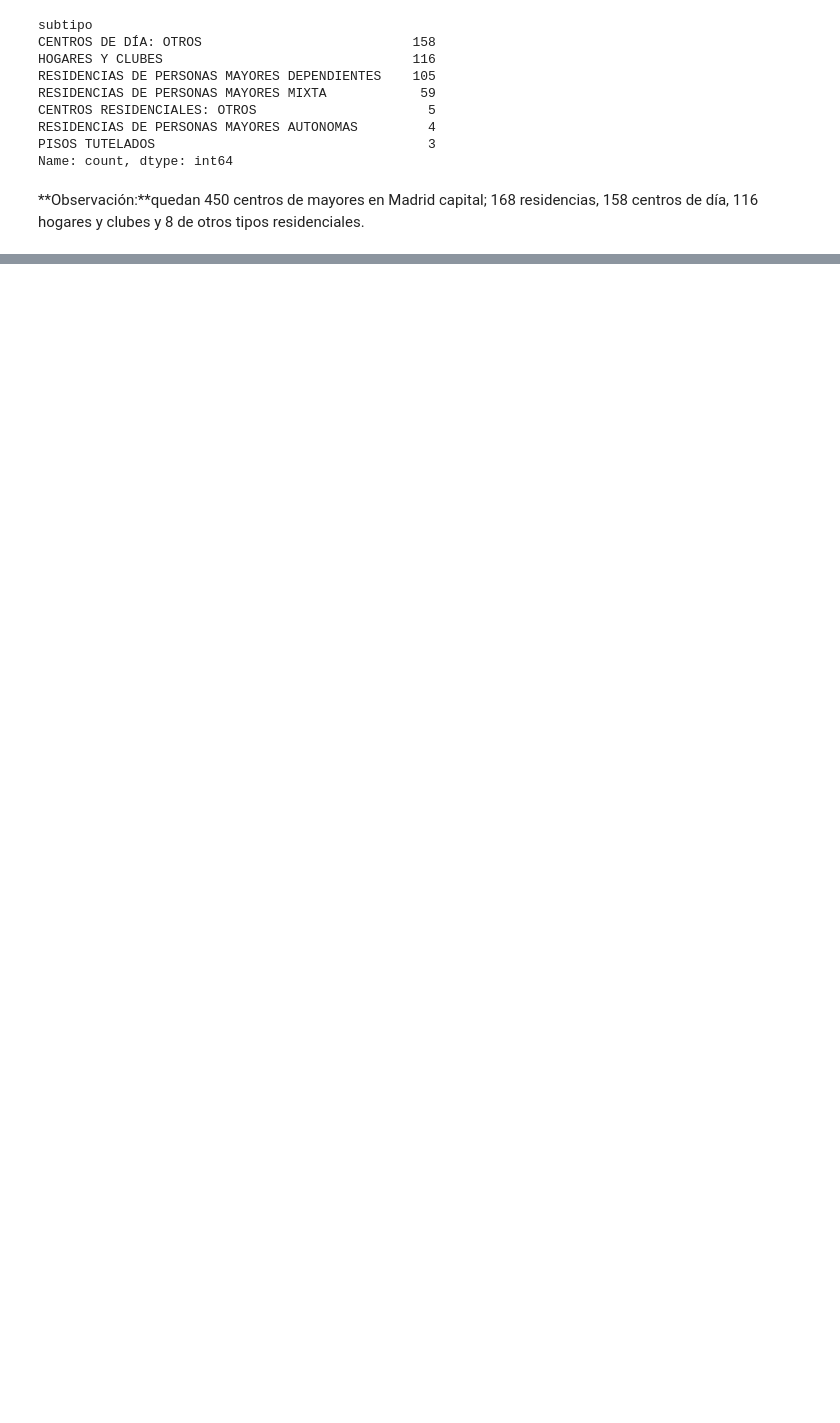
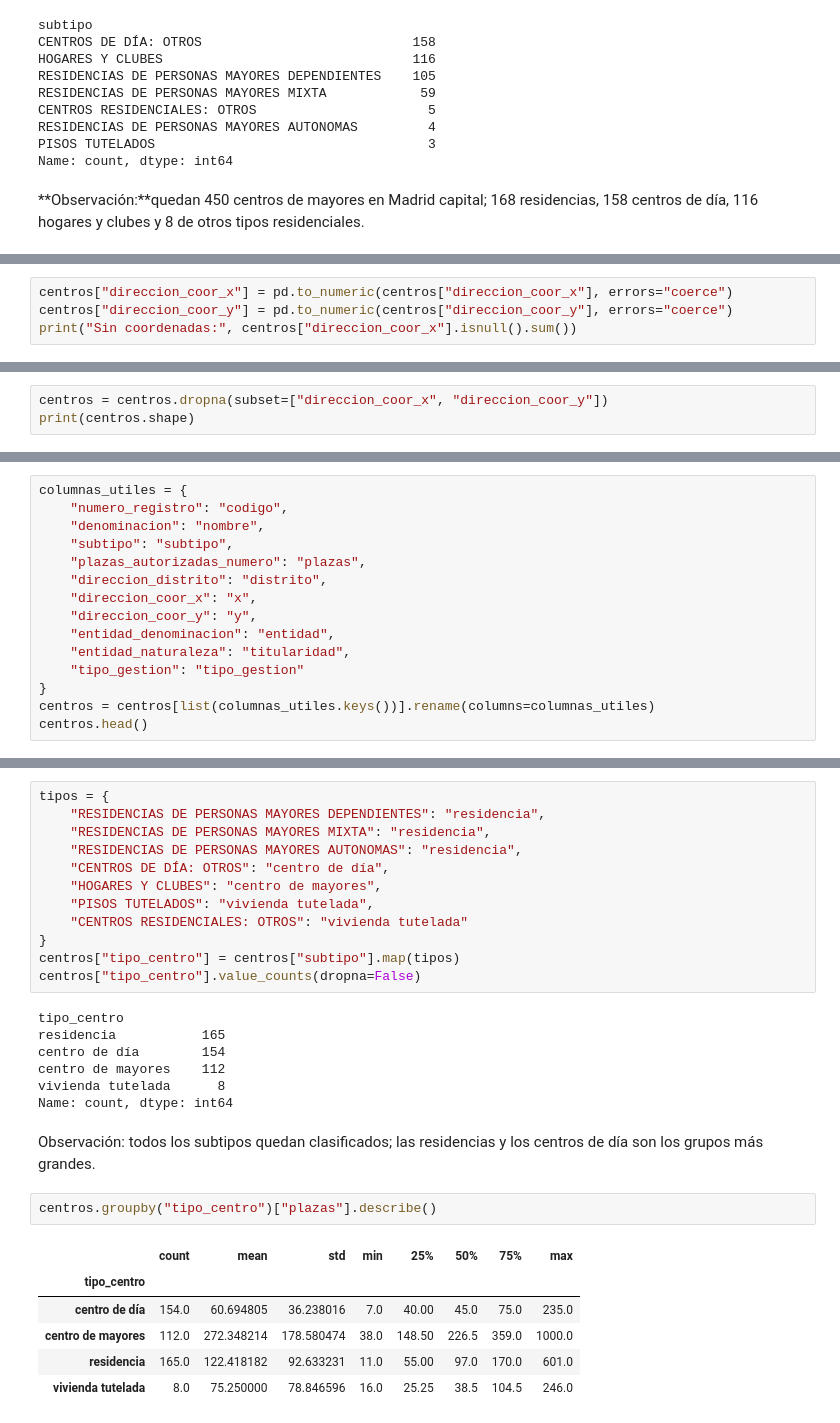
Before and after one commit to Juancarlosdelmarlostanau/calor-mayores-madrid, a Jupyter notebook: notebooks/data_cleaning_centros.ipynb, the cells around one changed output, grey strips where cells are left out. Saved outputs shown, nothing was run; the diff lists cells and outputs as text; blank space fills up the shorter version.

Commit message:
clasificacion de centros de mayores por tipos

```diff
--- a/notebooks/data_cleaning_centros.ipynb
+++ b/notebooks/data_cleaning_centros.ipynb
@@ -226,0 +155,4 @@ Sin coordenadas: 8
+# %%
+centros["direccion_coor_x"] = pd.to_numeric(centros["direccion_coor_x"], errors="coerce")
+centros["direccion_coor_y"] = pd.to_numeric(centros["direccion_coor_y"], errors="coerce")
+print("Sin coordenadas:", centros["direccion_coor_x"].isnull().sum())
@@ -226,0 +163,3 @@ Sin coordenadas: 8
+# %%
+centros = centros.dropna(subset=["direccion_coor_x", "direccion_coor_y"])
+print(centros.shape)
@@ -226,0 +172,15 @@ Sin coordenadas: 8
+# %%
+columnas_utiles = {
+    "numero_registro": "codigo",
+    "denominacion": "nombre",
+    "subtipo": "subtipo",
+    "plazas_autorizadas_numero": "plazas",
+    "direccion_distrito": "distrito",
+    "direccion_coor_x": "x",
+    "direccion_coor_y": "y",
+    "entidad_denominacion": "entidad",
+    "entidad_naturaleza": "titularidad",
+    "tipo_gestion": "tipo_gestion"
+}
+centros = centros[list(columnas_utiles.keys())].rename(columns=columnas_utiles)
+centros.head()
@@ -226,0 +233,30 @@ Sin coordenadas: 8
+# %%
+tipos = {
+    "RESIDENCIAS DE PERSONAS MAYORES DEPENDIENTES": "residencia",
+    "RESIDENCIAS DE PERSONAS MAYORES MIXTA": "residencia",
+    "RESIDENCIAS DE PERSONAS MAYORES AUTONOMAS": "residencia",
+    "CENTROS DE DÍA: OTROS": "centro de día",
+    "HOGARES Y CLUBES": "centro de mayores",
+    "PISOS TUTELADOS": "vivienda tutelada",
+    "CENTROS RESIDENCIALES: OTROS": "vivienda tutelada"
+}
+centros["tipo_centro"] = centros["subtipo"].map(tipos)
+centros["tipo_centro"].value_counts(dropna=False)
+# %% [output]
+tipo_centro
+residencia           165
+centro de día        154
+centro de mayores    112
+vivienda tutelada      8
+Name: count, dtype: int64
+# %% [markdown]
+Observación: todos los subtipos quedan clasificados; las residencias y los centros de día son los grupos más grandes.
+# %%
+centros.groupby("tipo_centro")["plazas"].describe()
+# %% [output]
+|  | count | mean | std | min | 25% | 50% | 75% | max |
+| tipo_centro |  |  |  |  |  |  |  |  |
+| centro de día | 154.0 | 60.694805 | 36.238016 | 7.0 | 40.00 | 45.0 | 75.0 | 235.0 |
+| centro de mayores | 112.0 | 272.348214 | 178.580474 | 38.0 | 148.50 | 226.5 | 359.0 | 1000.0 |
+| residencia | 165.0 | 122.418182 | 92.633231 | 11.0 | 55.00 | 97.0 | 170.0 | 601.0 |
+| vivienda tutelada | 8.0 | 75.250000 | 78.846596 | 16.0 | 25.25 | 38.5 | 104.5 | 246.0 |
```
Also changed, not shown: parts of 32 cells of this notebook.
